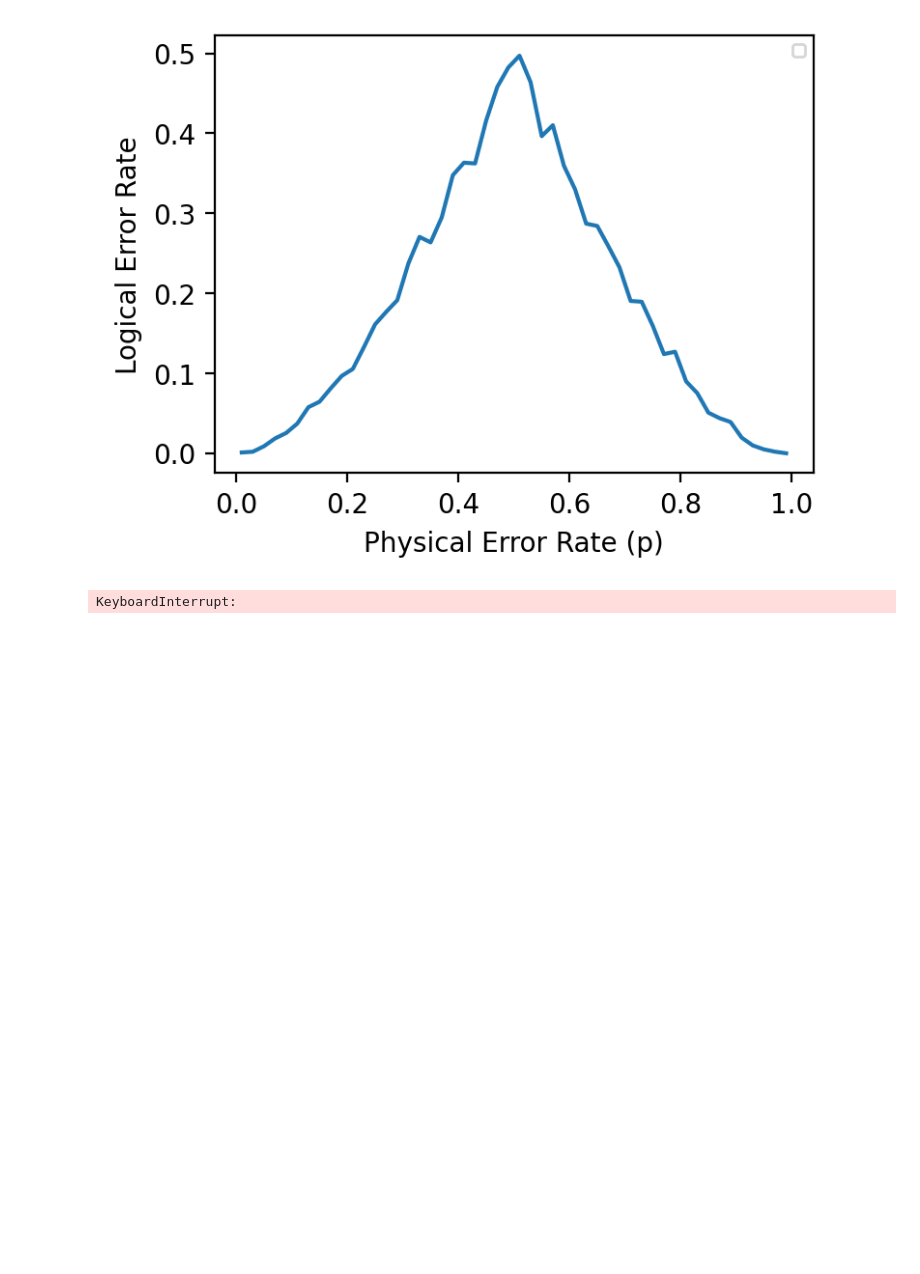
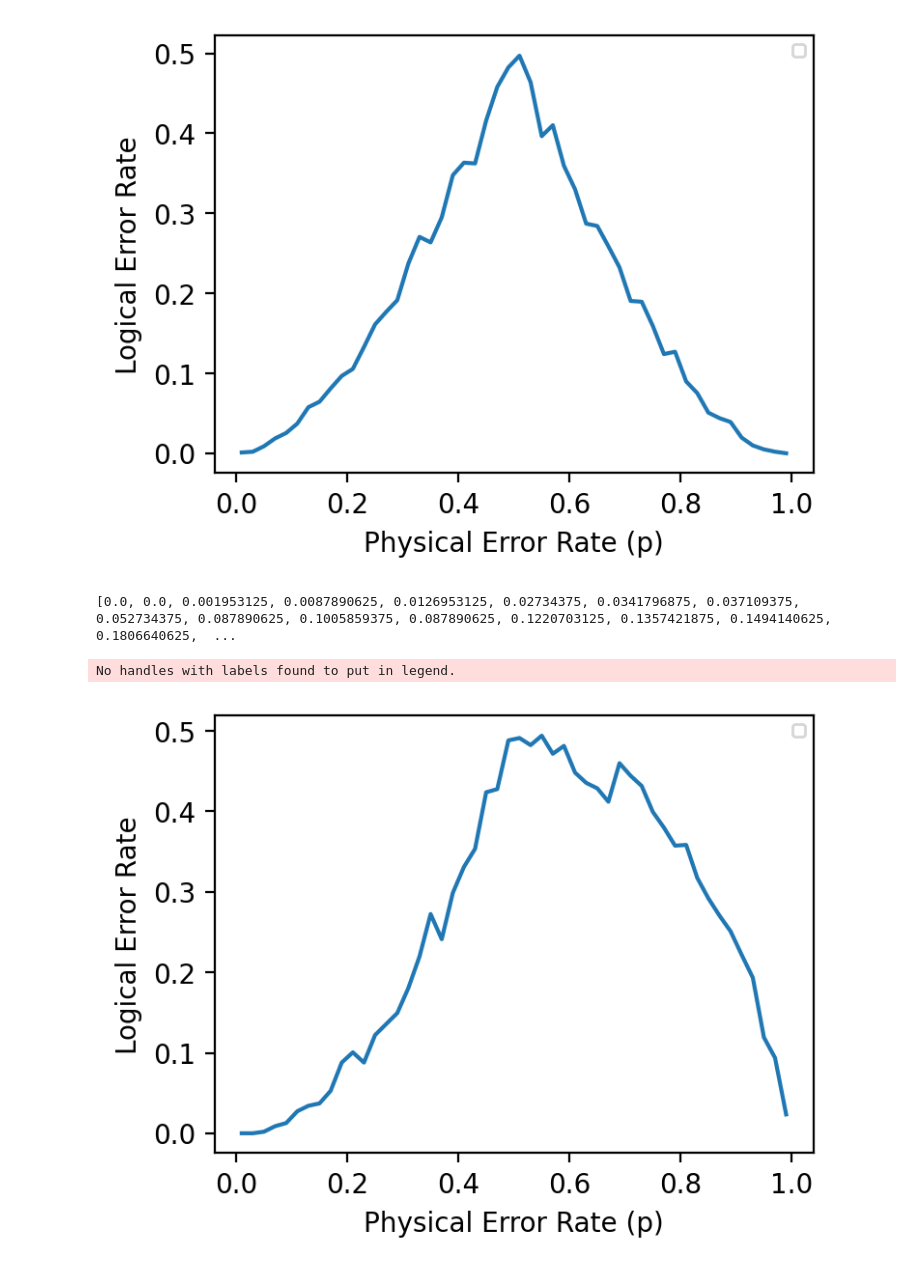
Before and after one commit to snow-apple/bacon_shor_code, a Jupyter notebook: 1-mle-decoder-rep.ipynb, the cells around one changed output. Saved outputs shown, nothing was run; the diff lists cells and outputs as text; code cells hidden in the pictures; blank space fills up the shorter version.

Commit message:
made graphs

```diff
--- a/1-mle-decoder-rep.ipynb
+++ b/1-mle-decoder-rep.ipynb
@@ -278,8 +278,8 @@ for p in physical_error_probs:
         # Constraints ---
 
         for key, val in Cs.items():
-            i, j = key
-            m.Equation(Es[i] + Es[j] - 2 * Ks[key] == (1 - val)/2)
+            # i, j = key
+            m.Equation(m.sum([Es[i] for i in key]) - 2 * Ks[key] == (1 - val)/2)
 
         with suppress_stdout():
             m.solve()
@@ -290,4 +290,4 @@ for p in physical_error_probs:
 
 print(logical_error_probs)
 # %% [output]
-KeyboardInterrupt:
+[0.0, 0.0, 0.001953125, 0.0087890625, 0.0126953125, 0.02734375, 0.0341796875, 0.037109375, 0.052734375, 0.087890625, 0.1005859375, 0.087890625, 0.1220703125, 0.1357421875, 0.1494140625, 0.1806640625,  ...
@@ -377,0 +294,5 @@ print(logical_error_probs)
+# %%
+plot(physical_error_probs, logical_error_probs)
+# %% [output]
+No handles with labels found to put in legend.
+[figure, added]
```
Also changed, not shown: parts of 1 cell of this notebook, 2 other files.
